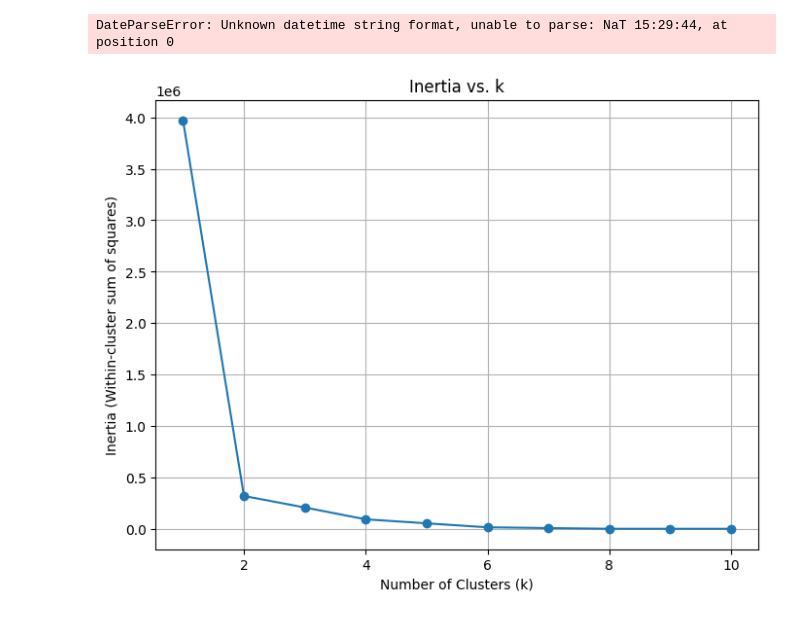
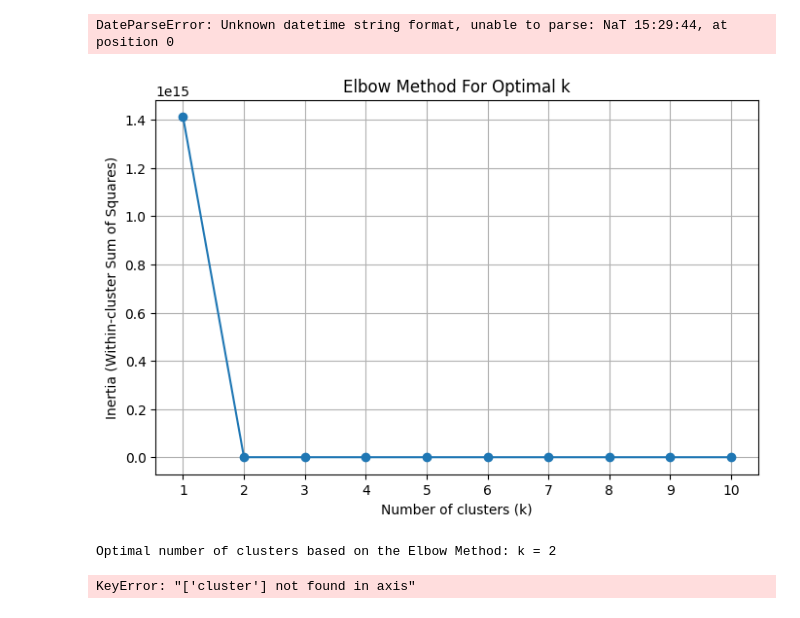
Before and after one commit to p-ickup/ML, a Jupyter notebook: GeoCoord.ipynb, the cells around one changed output. Drawn from its saved outputs; the diff is of its cells as text; code cells hidden in the pictures.

Commit message:
Identifying the elbow point and using optimal k

```diff
--- a/GeoCoord.ipynb
+++ b/GeoCoord.ipynb
@@ -227,6 +227,7 @@ from sklearn.cluster import KMeans
 import pandas as pd
 import numpy as np
 import matplotlib.pyplot as plt
+from kneed import KneeLocator
 
 #Assigning custom weights to each feature
 
@@ -244,40 +245,55 @@ features = columns_to_normalize = [
 ]
 
 feature_weights = np.array([3.0, 3.0, 2.0, 2.0, 2.0, 1.0, 1.0, 1.0, 1.0, 1.0])
 
 #testign normalized vs standard scalar
 df_normalized = pd.read_csv("normalized_synthetic_data.csv")
 df_weighted_normalize = pd.DataFrame()
 
 for i, feature in enumerate(features):
     df_weighted_normalize[feature] = df_normalized[feature] * feature_weights[i]
 
 df_weighted_normalize.to_csv("normalized_synthetic_data.csv", index=False)
 
 
 # Apply KMeans clustering
 kmeans = KMeans(n_clusters=4, random_state=42, n_init='auto')
 df_weighted_normalize['cluster'] = kmeans.fit_predict(df_weighted_normalize)
 
 # Save the clustered dataset
 df_weighted_normalize.to_csv("clustered_flight_data.csv", index=False)
 
 #Run K-means for k = 1 to 10 and store inertia
 inertia = []
-for k in range(1, 11):
+k_range = range(1, 11)
+
+for k in k_range:
     kmeans = KMeans(n_clusters=k, random_state=42)
     kmeans.fit_predict(df_weighted_normalize)
     inertia.append(kmeans.inertia_)
 
-plt.figure(figsize=(8, 6))
-plt.plot(range(1, 11), inertia, marker='o')
-plt.title('Inertia vs. k')
-plt.xlabel('Number of Clusters (k)')
-plt.ylabel('Inertia (Within-cluster sum of squares)')
+# Step 2: Plot inertia vs. k
+plt.figure(figsize=(8, 5))
+plt.plot(k_range, inertia, marker='o')
+plt.title('Elbow Method For Optimal k')
+plt.xlabel('Number of clusters (k)')
+plt.ylabel('Inertia (Within-cluster Sum of Squares)')
+plt.xticks(k_range)
 plt.grid(True)
 plt.show()
+
+# Step 3: Automatically find the "elbow point"
+kl = KneeLocator(k_range, inertia, curve="convex", direction="decreasing")
+optimal_k = kl.elbow
+print(f"Optimal number of clusters based on the Elbow Method: k = {optimal_k}")
+
+# Step 4: Run final KMeans model using the optimal k
+final_kmeans = KMeans(n_clusters=optimal_k, random_state=42)
+df_weighted_normalize['Cluster'] = final_kmeans.fit_predict(df_weighted_normalize.drop(columns='cluster'))
 # %% [output]
-[figure, old version]
+[figure, new version]
+Optimal number of clusters based on the Elbow Method: k = 2
+KeyError: "['cluster'] not found in axis"
 # %%
 import altair as alt
 import pandas as pd
```
Also changed, not shown: parts of 1 cell of this notebook, 2 other files.
